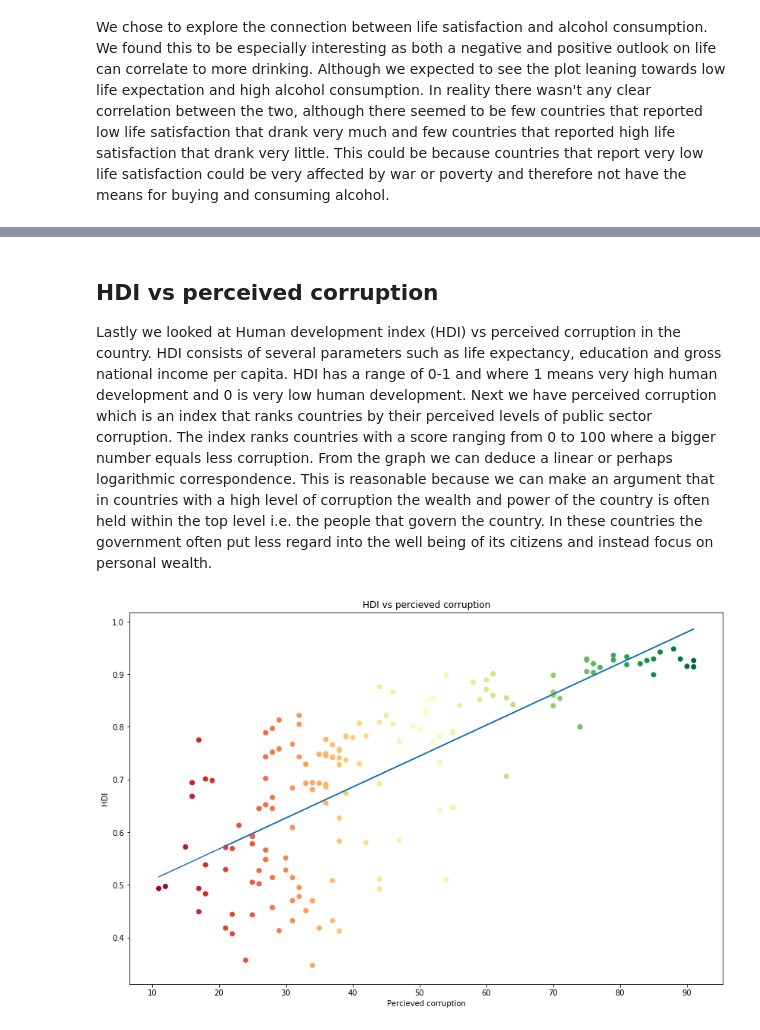
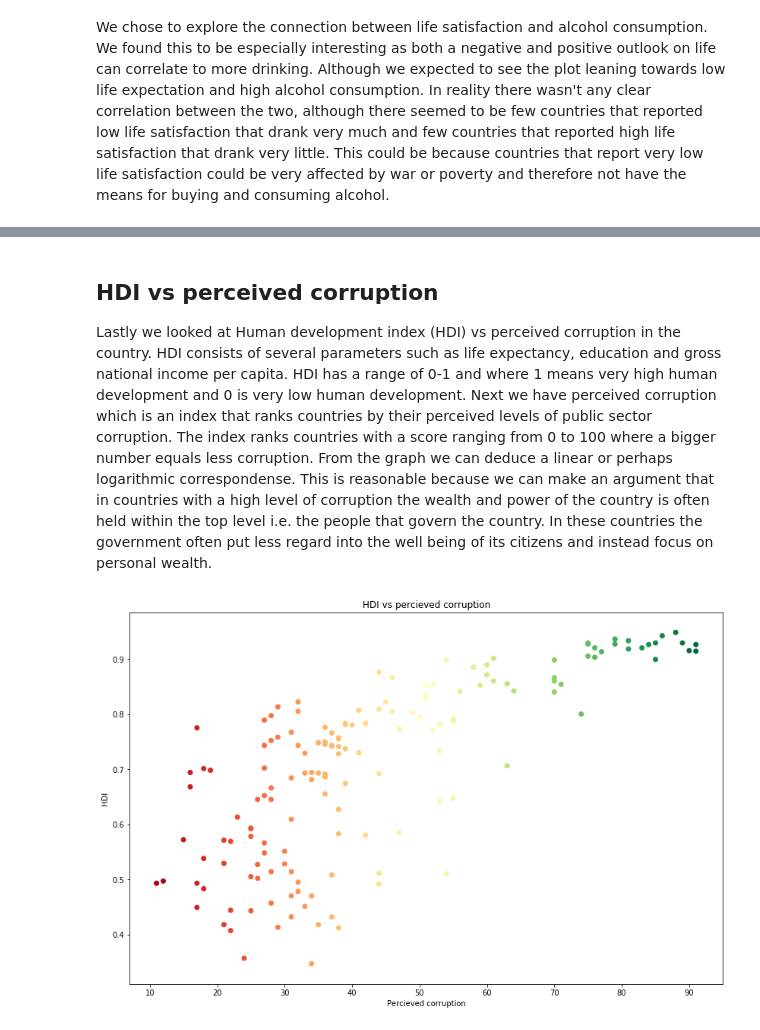
Before and after one commit to antondanieli/DAT405-assignments, a Jupyter notebook: assignments/assignment 1/assignment_1.ipynb, the cells around one changed output, grey strips where cells are left out. Saved outputs shown, nothing was run; the diff lists cells and outputs as text; code cells hidden in the pictures.

```diff
--- a/assignments/assignment 1/assignment_1.ipynb
+++ b/assignments/assignment 1/assignment_1.ipynb
@@ -193,25 +193,24 @@ NameError: name 'df_alcsat' is not defined
 # %% [markdown]
 ## HDI vs perceived corruption
-Lastly we looked at Human development index (HDI) vs perceived corruption in the country. HDI consists of several parameters such as life expectancy, education and gross national income per capita. HDI has a range of 0-1 and where 1 means very high human development and 0 is very low human development. Next we have perceived corruption which is an index that ranks countries by their perceived levels of public sector corruption. The index ranks countries with a score ranging from 0 to 100 where a bigger number equals less corruption. From the graph we can deduce a linear or perhaps logarithmic correspondence. This is reasonable because we can make an argument that in countries with a high level of corruption the wealth and power of the country is often held within the top level i.e. the people that govern the country. In these countries the government often put less regard into the well being of its citizens and instead focus on personal wealth.
+Lastly we looked at Human development index (HDI) vs perceived corruption in the country. HDI consists of several parameters such as life expectancy, education and gross national income per capita. HDI has a range of 0-1 and where 1 means very high human development and 0 is very low human development. Next we have perceived corruption which is an index that ranks countries by their perceived levels of public sector corruption. The index ranks countries with a score ranging from 0 to 100 where a bigger number equals less corruption. From the graph we can deduce a linear or perhaps logarithmic correspondense. This is reasonable because we can make an argument that in countries with a high level of corruption the wealth and power of the country is often held within the top level i.e. the people that govern the country. In these countries the government often put less regard into the well being of its citizens and instead focus on personal wealth.
 # %%
 # Map data to x, y values and create regression line
 x = df_HDIvsCOR_2015["Corruption Perception Index - Transparency International (2018)"]
 y = df_HDIvsCOR_2015["Human Development Index (UNDP)"]
 
-m, b = np.polyfit(x, y, 1)
 
-# Create regression line and scatter plot
-plt.plot(x, m*x + b)
-plt.scatter(x, y, c=df_HDIvsCOR_2015["Corruption Perception Index - Transparency International (2018)"], cmap="RdYlGn")
+
+# Create scatter plot
+plt.scatter(x, y, c = df_HDIvsCOR_2015["Corruption Perception Index - Transparency International (2018)"], cmap="RdYlGn")
 
 # Create title and labels
 plt.title('HDI vs percieved corruption')
 plt.xlabel('Percieved corruption')
 plt.ylabel('HDI')
 
 # Increase size of figure
 plt.rcParams['figure.figsize'] = [14, 9]
 
 plt.show()
 # %% [output]
-[figure, old version]
+[figure, new version]
```
Also changed, not shown: parts of 1 cell of this notebook.
